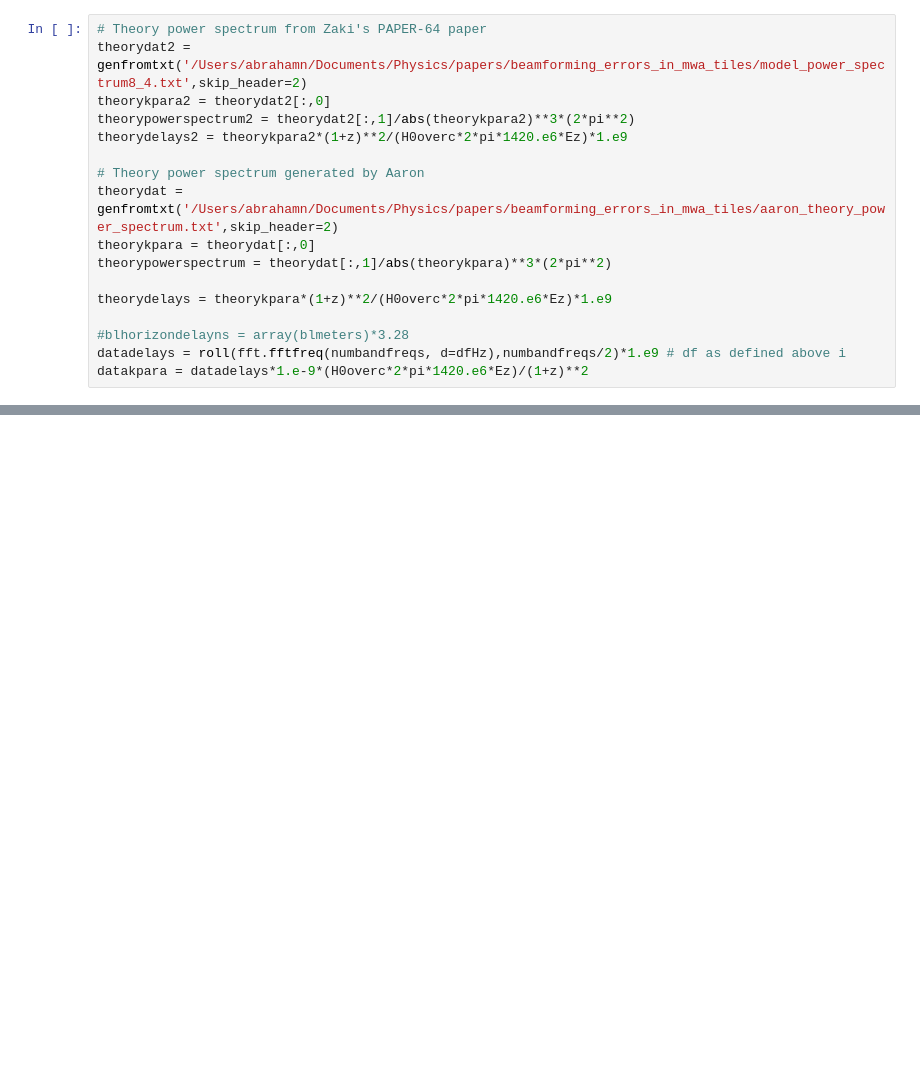
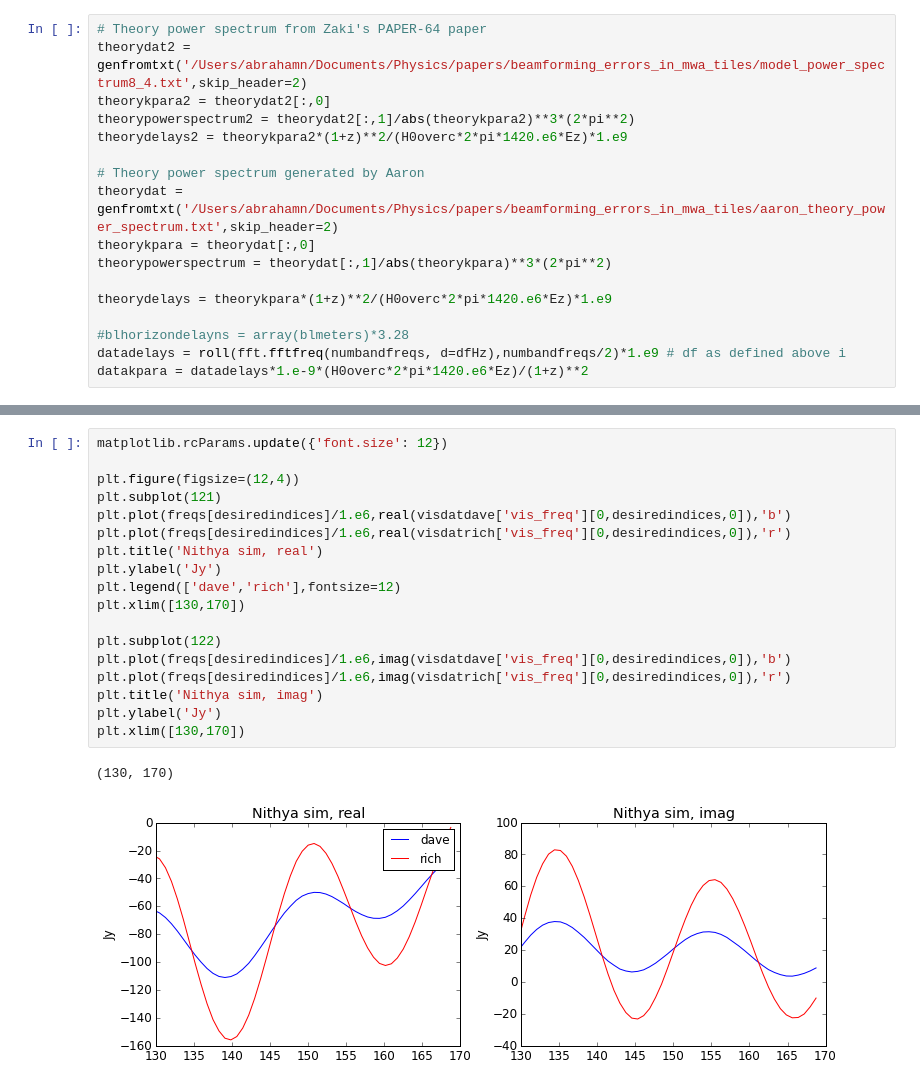
Before and after one commit to aewallwi/DishPapers, a Jupyter notebook: DishBeamMeasurements/paper/plot_nithya_simulated_visibilities.ipynb, the cells around one changed output, grey strips where cells are left out. Drawn from its saved outputs; the diff is of its cells as text; blank space fills up the shorter version.

```diff
--- a/DishBeamMeasurements/paper/plot_nithya_simulated_visibilities.ipynb
+++ b/DishBeamMeasurements/paper/plot_nithya_simulated_visibilities.ipynb
@@ -133,0 +141,21 @@ plotjunk(ax11,44*3*1000.)
+# %%
+matplotlib.rcParams.update({'font.size': 12})
+
+plt.figure(figsize=(12,4))
+plt.subplot(121)
+plt.plot(freqs[desiredindices]/1.e6,real(visdatdave['vis_freq'][0,desiredindices,0]),'b')
+plt.plot(freqs[desiredindices]/1.e6,real(visdatrich['vis_freq'][0,desiredindices,0]),'r')
+plt.title('Nithya sim, real')
+plt.ylabel('Jy')
+plt.legend(['dave','rich'],fontsize=12)
+plt.xlim([130,170])
+
+plt.subplot(122)
+plt.plot(freqs[desiredindices]/1.e6,imag(visdatdave['vis_freq'][0,desiredindices,0]),'b')
+plt.plot(freqs[desiredindices]/1.e6,imag(visdatrich['vis_freq'][0,desiredindices,0]),'r')
+plt.title('Nithya sim, imag')
+plt.ylabel('Jy')
+plt.xlim([130,170])
+# %% [output]
+(130, 170)
+[figure, added]
```
Also changed, not shown: parts of 9 cells of this notebook, 17 other files.
